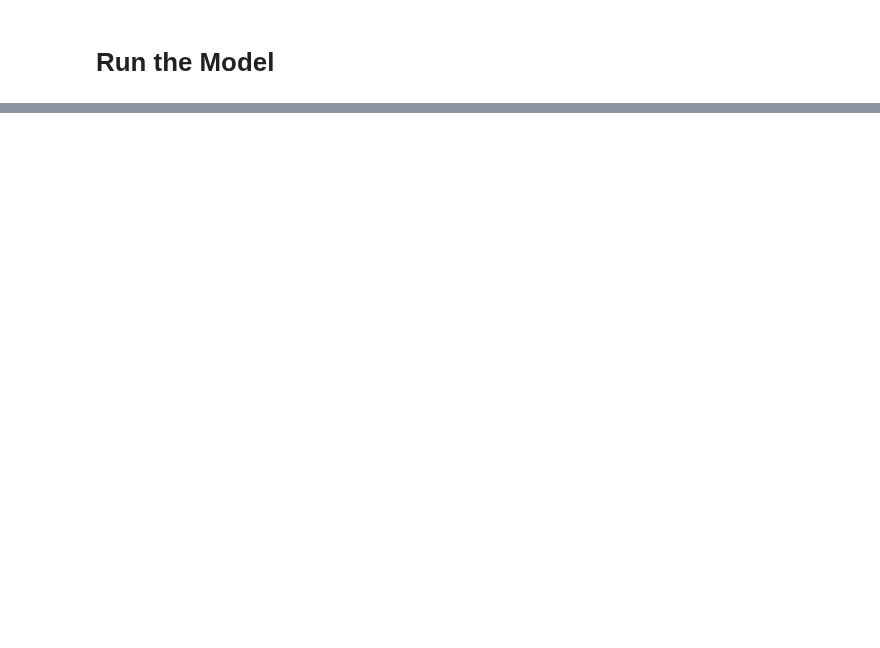
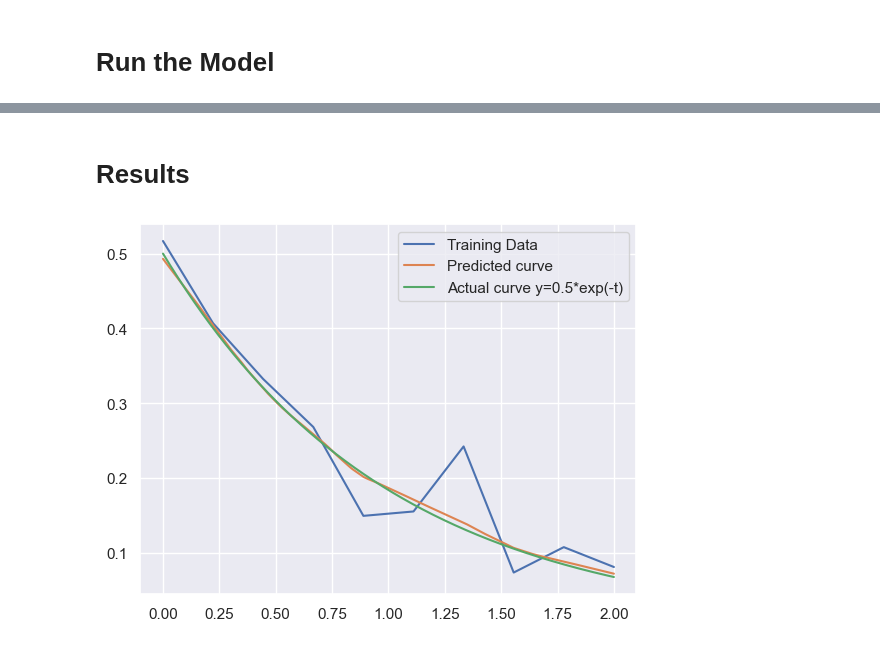
Before and after one commit to rahavdayan/pinns-model, a Jupyter notebook: src/ferrofluid/ferrofluid.ipynb, the cells around one changed output, grey strips where cells are left out. Drawn from its saved outputs; the diff is of its cells as text; code cells hidden in the pictures; blank space fills up the shorter version.

```diff
--- a/src/ferrofluid/ferrofluid.ipynb
+++ b/src/ferrofluid/ferrofluid.ipynb
@@ -131,0 +62,15 @@ plt.show()
+# %% [markdown]
+# Results
+# %%
+# Use dim model to make prediction
+times = np.linspace(domain_start, domain_end, 1200)
+preds = network.predict(times)
+
+# plot results
+plt.plot(training_data_t, training_data_x)
+plt.plot(times, preds)
+plt.plot(times, c*np.exp(-times))
+plt.legend(["Training Data", "Predicted curve", f'Actual curve y={c}*exp(-t)'])
+plt.show()
+# %% [output]
+[figure, added]
```
Also changed, not shown: parts of 8 cells of this notebook, 10 other files.
